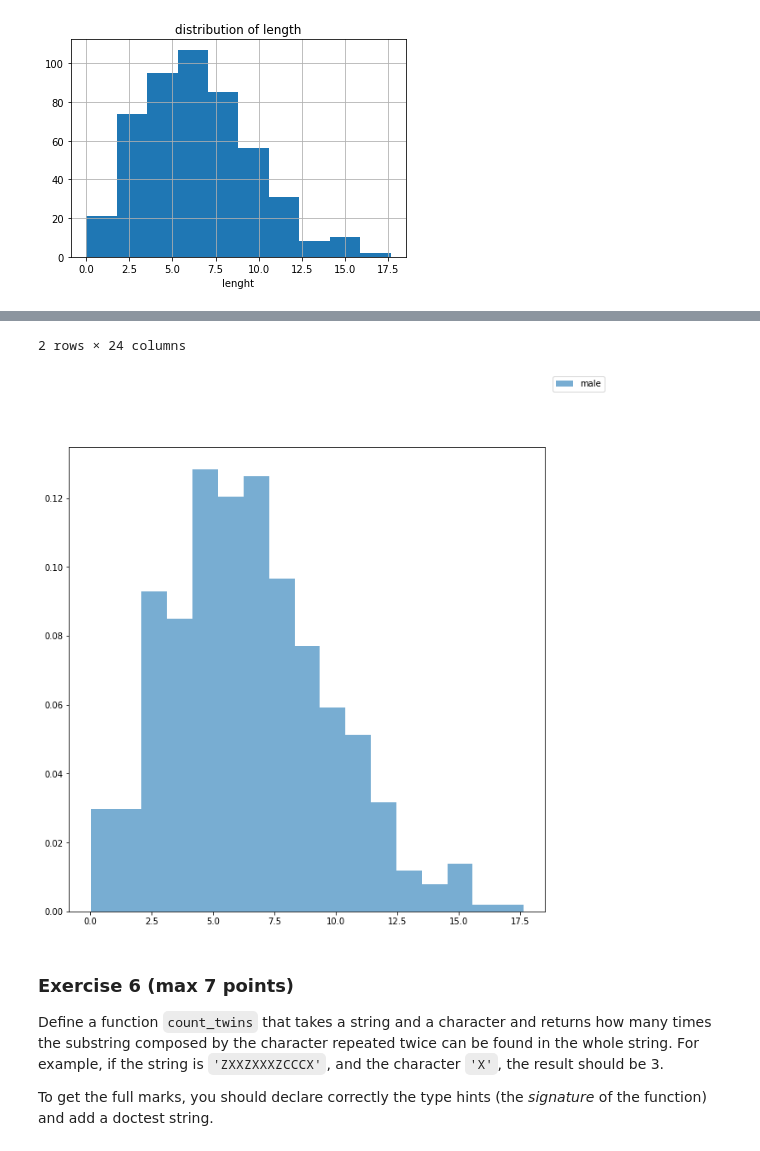
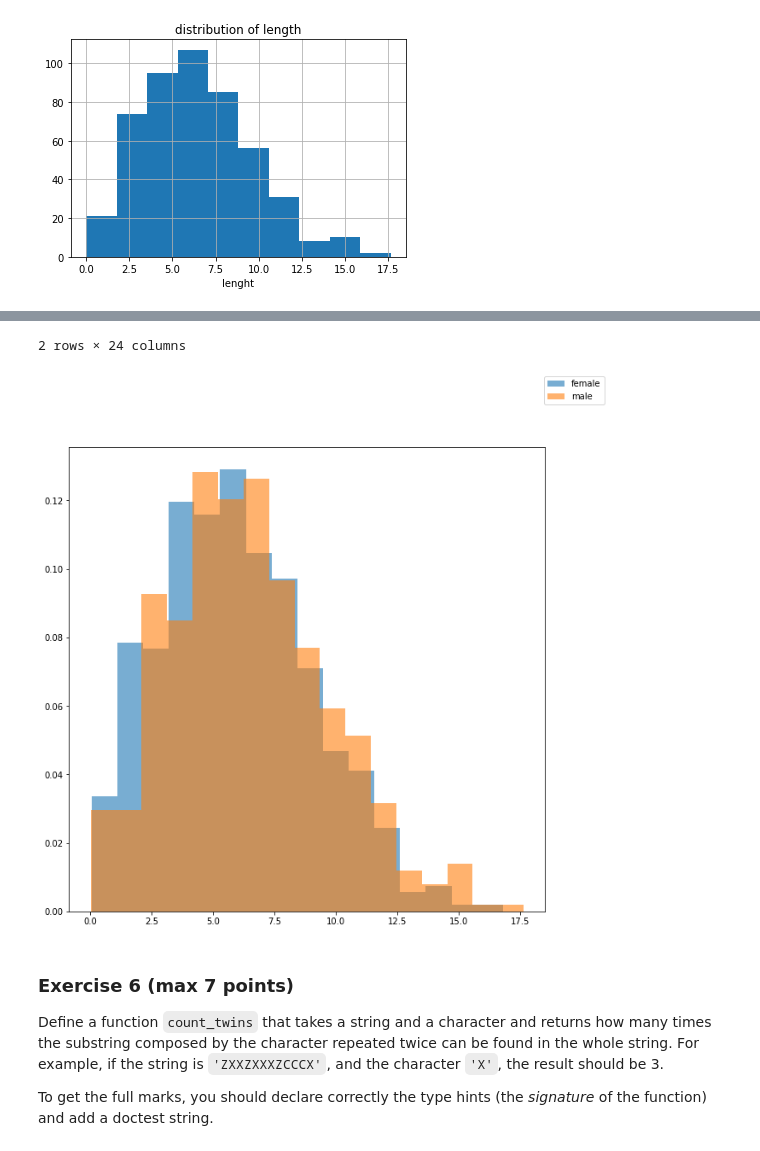
Before and after one commit to Andrea-Meraviglia/ESAMI, a Jupyter notebook: esame1.ipynb, the cells around one changed output, grey strips where cells are left out. Cells and saved outputs as stored; diff of their text form; code cells hidden in the pictures.

```diff
--- a/esame1.ipynb
+++ b/esame1.ipynb
@@ -88,3 +88,12 @@ _=ax.set_ylabel('counts')
 _=ax.grid()
 # %% [output]
 [figure]
+# %%
+ig = dna.groupby('age')
+fig, ax = plt.subplots(figsize=(10,10))
+
+for g in ig.groups.keys():
+    ax.hist(ig.get_group(g)['length'], bins='auto', density=True, alpha=.6, label=g)
+
+_ = fig.legend()
+ig.describe()
@@ -170,0 +147,4 @@ Name: age, Length: 1000, dtype: int64
+# %%
+dna['gender'] = (dna['dna'].str.startswith('A') | dna['dna'].str.startswith('C')).map(lambda x: 'M' if x else 'F')
+
+dna.head()
@@ -212,2 +194,0 @@ def aa(age,length):
-# %%
-dna['pippo']=dna.age.apply(lambda x,y:(aa(x,y)))
@@ -216,2 +195,4 @@ TypeError: <lambda>() missing 1 required positional argument: 'y'
 # %%
+dna['gen']=dna['dna'].apply(lambda x: gender(x))
+dna
 # %% [output]
@@ -241,19 +234,20 @@ _=ax.grid()
 # %%
 ig = dna.groupby('gender')
 fig, ax = plt.subplots(figsize=(10,10))
 
-ax.hist(ig.get_group('male')['length'], bins='auto', density=True, alpha=.6, label='male')
+for g in ig.groups.keys():
+    ax.hist(ig.get_group(g)['length'], bins='auto', density=True, alpha=.6, label=g)
 
 _ = fig.legend()
 ig.describe()
 # %% [output]
 |  | Unnamed: 0 |  |  |  |  |  |  |  | age |  |  | ... |
 |  | count | mean | std | min | 25% | 50% | 75% | max | count | mean | ... | ... |
 | gender |  |  |  |  |  |  |  |  |  |  |  | ... |
 | female | 511.0 | 488.340509 | 286.398381 | 0.0 | 234.5 | 481.0 | 730.5 | 997.0 | 511.0 | 25.003914 | ... | ... |
 | male | 489.0 | 511.161554 | 291.163777 | 1.0 | 264.0 | 517.0 | 763.0 | 999.0 | 489.0 | 25.014315 | ... | ... |
 2 rows × 24 columns
-[figure, old version]
+[figure, new version]
 # %% [markdown]
 ### Exercise 6 (max 7 points)
 
```
Also changed, not shown: parts of 11 cells of this notebook, 1 other file.
